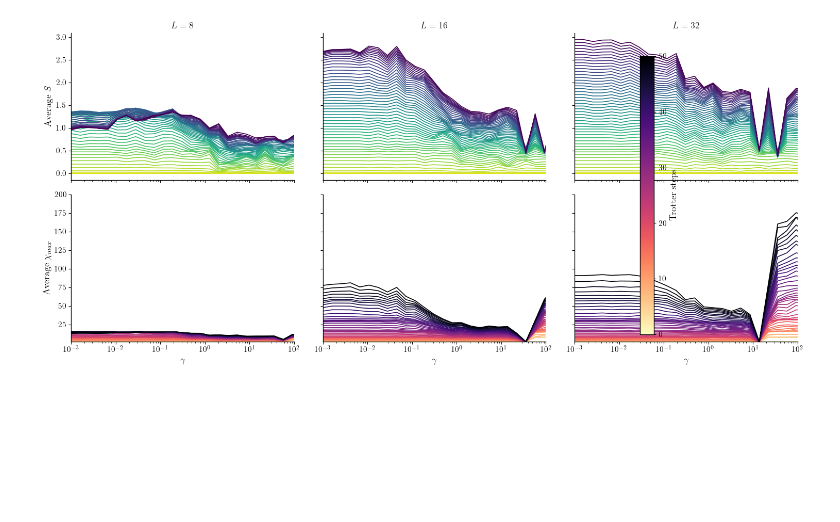
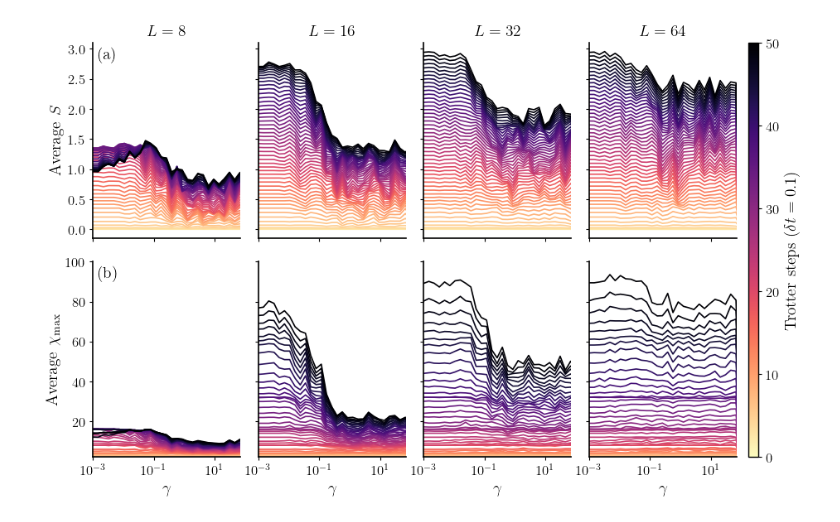
Before and after one commit to munich-quantum-toolkit/yaqs, a Jupyter notebook: experiments/cost/max_bond/cost_plotter.ipynb, the cells around one changed output. Drawn from its saved outputs; the diff is of its cells as text; code cells hidden in the pictures; blank space fills up the shorter version.

Commit message:
data upload

```diff
--- a/experiments/cost/max_bond/cost_plotter.ipynb
+++ b/experiments/cost/max_bond/cost_plotter.ipynb
@@ -3,85 +3,100 @@ import numpy as np
 import matplotlib.pyplot as plt
 import matplotlib.cm as cm
 import matplotlib.colors as mcolors
+from matplotlib.ticker import ScalarFormatter
 import pickle
 
-# ----- Global plot style -----
+# --- Figure style for Nature Physics ---
 plt.rcParams.update({
     "text.usetex": True,
     "font.family": "serif",
     "font.serif": ["Computer Modern Roman"],
-    "axes.labelsize": 13,
-    "font.size": 12,
-    "axes.titlesize": 13,
-    "xtick.labelsize": 11,
-    "ytick.labelsize": 11,
+    "axes.labelsize": 14,
+    "font.size": 13,
+    "axes.titlesize": 14,
+    "xtick.labelsize": 12,
+    "ytick.labelsize": 12,
+    "axes.linewidth": 1.2,
     "xtick.direction": "out",
     "ytick.direction": "out",
-    "axes.linewidth": 1.0,
+    "lines.linewidth": 1.2,
     "legend.fontsize": 11,
-    "figure.figsize": (15, 7.0)  # 2 rows of plots
+    "figure.figsize": (12, 6.5)
 })
 
-system_sizes = [8, 16, 32]
-gammas = np.logspace(-3, 3, 30)
+# --- System sizes and gamma values ---
+system_sizes = [8, 16, 32, 64]
+gammas = np.logspace(-3, 2, 30)
 
-# Share y within each row, share x within each column
-fig, axes = plt.subplots(2, len(system_sizes), sharex='col', sharey='row')
+# --- Create subplots: 2 rows (entropy, max bond), 4 columns (L values) ---
+fig, axes = plt.subplots(2, len(system_sizes), sharex='col', sharey='row',
+                         gridspec_kw={'hspace': 0.12, 'wspace': 0.12})
 
+# --- Loop over observables and system sizes ---
 for row_type, observable_name, ylabel in zip(
-    [0, 1], ["entropy", "max_bond"], ['Average $S$', 'Average $\\chi_{max}$']
+    [0, 1], ["entropy", "max_bond"], [r"Average $S$", r"Average $\chi_{\mathrm{max}}$"]
 ):
     for idx, L in enumerate(system_sizes):
         ax = axes[row_type, idx]
-        filename = f"ising_with_entropy/cost_{L}.pickle"
+        filename = f"cost_{L}.pickle"
 
         with open(filename, 'rb') as f:
             data = pickle.load(f)
 
+        # --- Extract relevant data ---
         results = []
         for gamma in data:
             for observable in gamma:
                 if observable.gate.name == observable_name:
                     results.append(observable.results)
 
         results = np.array(results).T
         num_curves = len(results)
 
-        # Set colormap
-        cmap = plt.get_cmap('magma_r' if observable_name == "max_bond" else 'viridis_r')
+        # --- Set colormap per observable ---
+        cmap = plt.get_cmap('magma_r' if observable_name == "max_bond" else 'magma_r')
         norm = mcolors.Normalize(vmin=0, vmax=num_curves - 1)
         colors = cmap(np.linspace(0, 1, num_curves))
 
-        # Plot each curve
+        # --- Plot each curve ---
         for j in range(num_curves):
-            x = np.array(gammas)
-            y = results[j]
-            ax.plot(x, y, color=colors[j], lw=1.2)
+            ax.plot(gammas, results[j], color=colors[j])
 
+        # --- Axis styling ---
         ax.set_xscale('log')
-        ax.set_xlim(1e-3, 1e2)
+        ax.set_xlim(1e-3, 7e1)
+
         if observable_name == "max_bond":
-            ax.set_ylim(2, 200)
-
+            ax.set_ylim(2, 100)
         if row_type == 0:
-            ax.set_title(f'$L = {L}$')
+            ax.set_title(rf"$L = {L}$")
         if idx == 0:
             ax.set_ylabel(ylabel)
         if row_type == 1:
-            ax.set_xlabel('$\\gamma$')
+            ax.set_xlabel(r"$\gamma$")
 
         ax.spines['top'].set_visible(False)
         ax.spines['right'].set_visible(False)
+        # ax.xaxis.set_major_formatter(ScalarFormatter())
+        ax.tick_params(axis='both', which='both', length=3)
 
-# Add a shared colorbar
+# --- Add subpanel labels for rows ---
+axes[0, 0].text(0.03, 0.98, "(a)", transform=axes[0, 0].transAxes,
+                fontsize=14, fontweight='bold', va='top', ha='left')
+axes[1, 0].text(0.03, 0.98, "(b)", transform=axes[1, 0].transAxes,
+                fontsize=14, fontweight='bold', va='top', ha='left')
+
+# --- Shared colorbar ---
 sm = cm.ScalarMappable(cmap=cmap, norm=norm)
 sm.set_array([])
-cbar = fig.colorbar(sm, ax=axes.ravel().tolist(), pad=0.02)
-cbar.set_label('Trotter steps', labelpad=5)
-cbar.ax.tick_params(direction='out', length=3)
 
-# plt.tight_layout()
-plt.savefig("entropy_and_maxbond_vs_gamma.pdf", dpi=300)
+cbar = fig.colorbar(sm, ax=axes.ravel().tolist(), pad=0.015, aspect=40)
+cbar.set_label('Trotter steps ($\\delta t = 0.1$)', labelpad=4)
+cbar.ax.tick_params(length=3, direction='out')
+cbar.outline.set_linewidth(1.0)
+
+# --- Save and show ---
+plt.savefig("results.pdf", bbox_inches='tight', dpi=300)
 plt.show()
 # %% [output]
-[figure, old version]
+[figure, new version]
```
Also changed, not shown: 40 other files.
